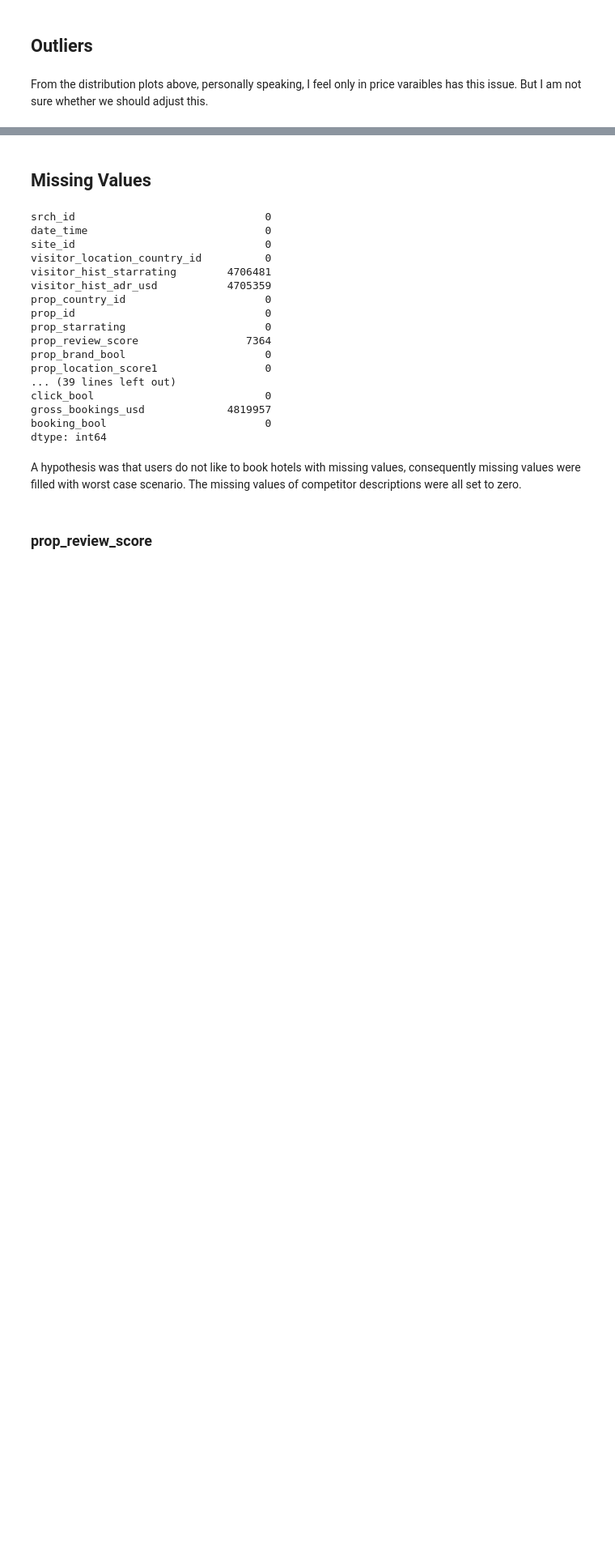
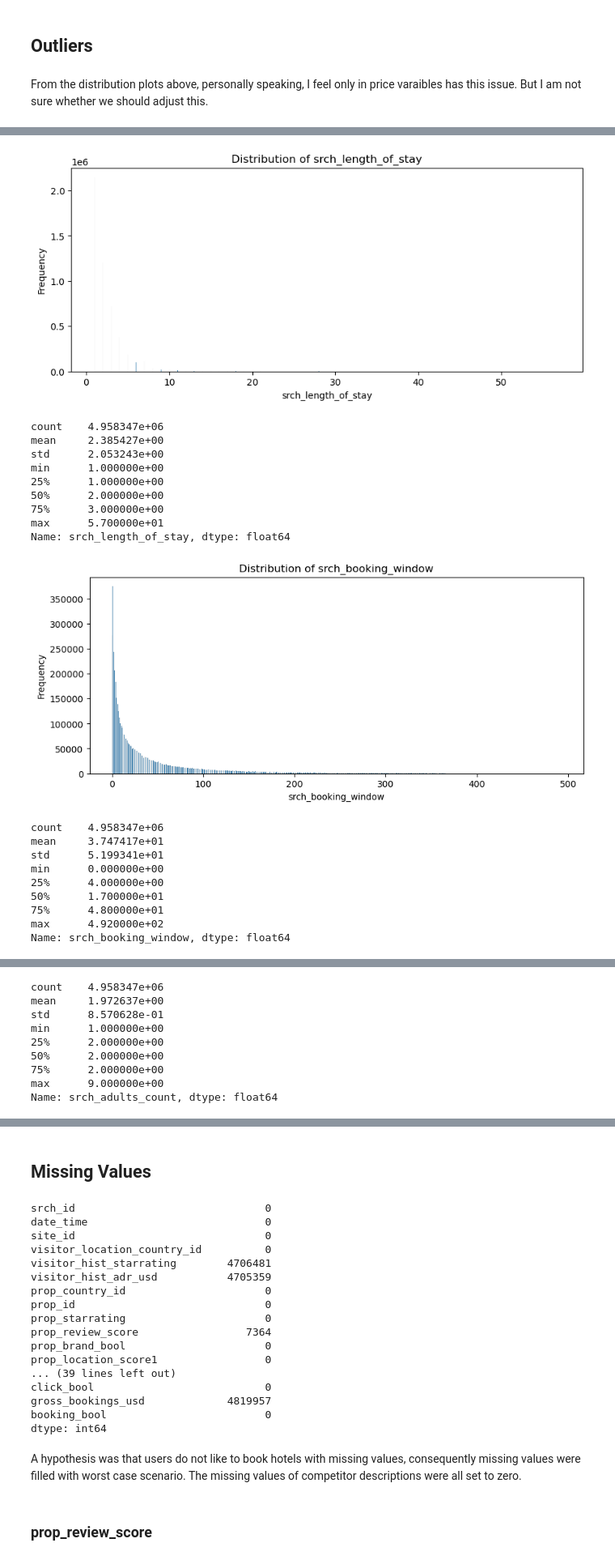
Before and after one commit to Ly-MX15/DMT-Assignment-2, a Jupyter notebook: Menghan's part/df_cleaning for all data.ipynb, the cells around one changed output, grey strips where cells are left out. Shown at 81% size. Cells and saved outputs as stored; diff of their text form; code cells hidden in the pictures; blank space fills up the shorter version.

```diff
--- a/Menghan's part/df_cleaning for all data.ipynb
+++ b/Menghan's part/df_cleaning for all data.ipynb
@@ -254,0 +333,48 @@ From the distribution plots above, personally speaking, I feel only in price var
+# %%
+colunms = ['srch_length_of_stay', 'srch_booking_window', 'srch_adults_count', 'srch_children_count', 'srch_room_count',
+           'srch_query_affinity_score', 'orig_destination_distance']
+
+for i in colunms:
+    plt.figure(figsize=(10, 4))
+    sns.histplot(df[i].dropna(), kde=False)
+    plt.title(f'Distribution of {i}')
+    plt.xlabel(i)
+    plt.ylabel('Frequency')
+    plt.show()
+    print(df[i].describe())
+
+# print outliers upper and lower bound
+for column in colunms:
+    Q1 = df[column].quantile(0.25)
+    Q3 = df[column].quantile(0.75)
+    IQR = Q3 - Q1
+    lower_bound = Q1 - 1.5 * IQR
+    upper_bound = Q3 + 1.5 * IQR
+    print(f"Column: {column}")
+    print(f"Lower bound: {lower_bound}, Upper bound: {upper_bound}")
+    print(f"Number of outliers above upper bound: {df[df[column] > upper_bound].shape[0]}")
+    print(f"proportion of outliers above upper bound: {df[df[column] > upper_bound].shape[0] / df[column].count() * 100:.2f}%")
+    print(f"Number of outliers below lower bound: {df[df[column] < lower_bound].shape[0]}")
+    print(f"proportion of outliers below lower bound: {df[df[column] < lower_bound].shape[0] / df[column].count() * 100:.2f}%")
+    print("\n")
+# %% [output]
+[figure, added]
+count    4.958347e+06
+mean     2.385427e+00
+std      2.053243e+00
+min      1.000000e+00
+25%      1.000000e+00
+50%      2.000000e+00
+75%      3.000000e+00
+max      5.700000e+01
+Name: srch_length_of_stay, dtype: float64
+[figure, added]
+count    4.958347e+06
+mean     3.747417e+01
+std      5.199341e+01
+min      0.000000e+00
+25%      4.000000e+00
+50%      1.700000e+01
+75%      4.800000e+01
+max      4.920000e+02
+Name: srch_booking_window, dtype: float64
@@ -254,0 +382,9 @@ From the distribution plots above, personally speaking, I feel only in price var
+count    4.958347e+06
+mean     1.972637e+00
+std      8.570628e-01
+min      1.000000e+00
+25%      2.000000e+00
+50%      2.000000e+00
+75%      2.000000e+00
+max      9.000000e+00
+Name: srch_adults_count, dtype: float64
```
Also changed, not shown: parts of 17 cells of this notebook, 1 other file.
